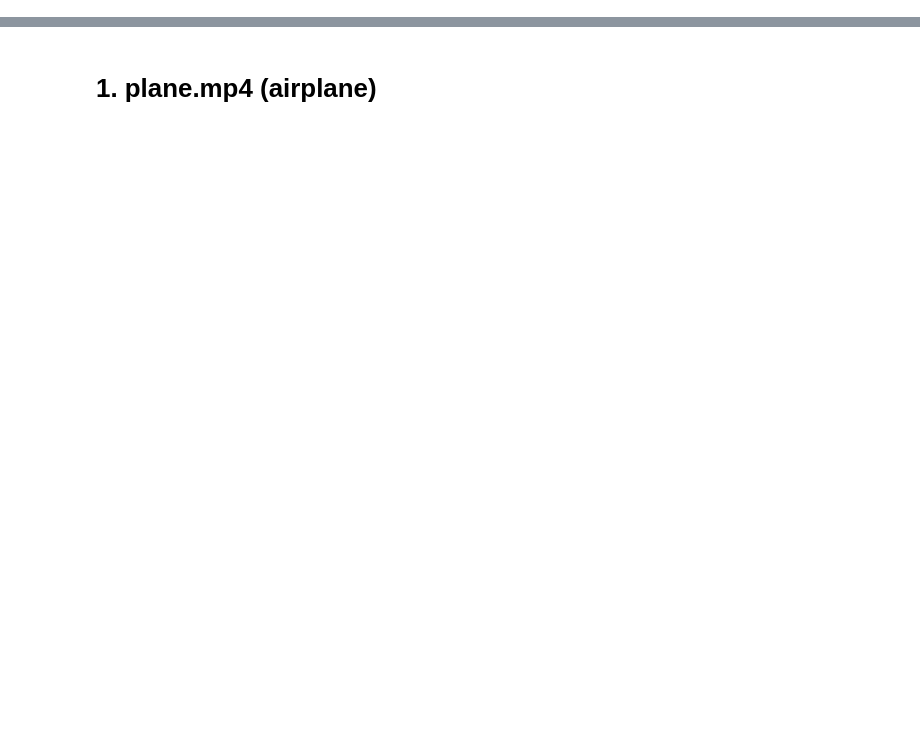
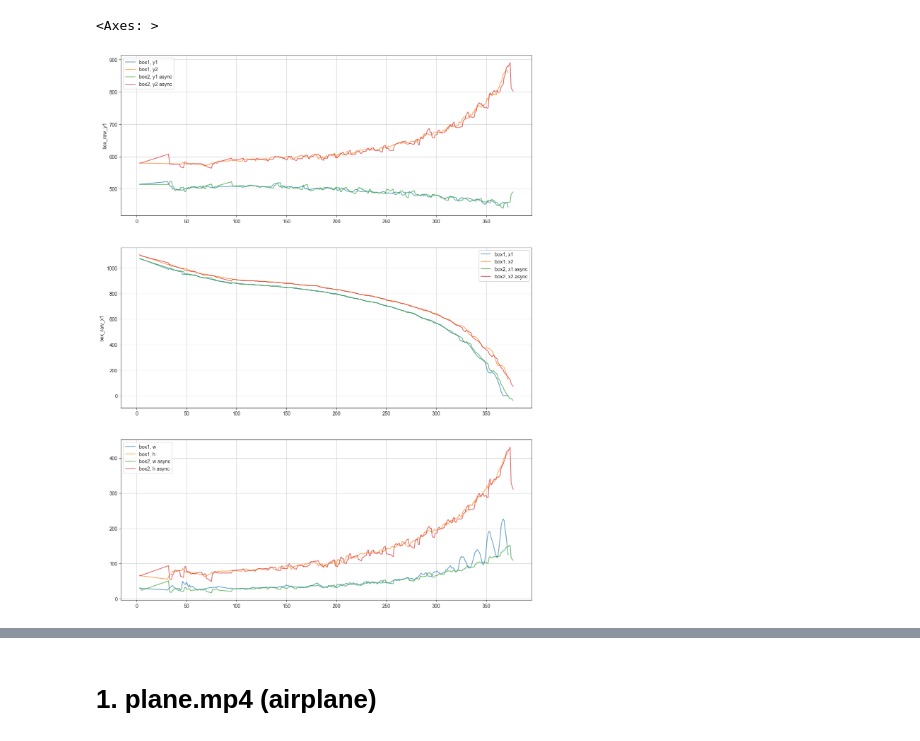
Before and after one commit to alexj-smolin/ds-school-project, a Jupyter notebook: notebooks/metrics.ipynb, the cells around one changed output, grey strips where cells are left out. Cells and saved outputs as stored; diff of their text form; code cells hidden in the pictures; blank space fills up the shorter version.

```diff
--- a/notebooks/EDA.ipynb
+++ b/notebooks/metrics.ipynb
@@ -38,3 +40,35 @@ def intersect(a, b):
 def iou(a, b):
     i = intersect(a, b)
     return i / (area(a) + area(b) - i)
+# %%
+id1 = "edcb5f4addb846cf8ee903a476ab1c70"
+id2 = "f48e806530664c84b1cd8ee0eae38bed"
+# %%
+box1_y1 = load_metric(id1, "box_raw_y1", fill_missing=None)
+box1_y2 = load_metric(id1, "box_raw_y2", fill_missing=None)
+box2_y1 = load_metric(id2, "box_raw_y1", fill_missing=None)
+box2_y2 = load_metric(id2, "box_raw_y2", fill_missing=None)
+box1_x1 = load_metric(id1, "box_raw_x1", fill_missing=None)
+box1_x2 = load_metric(id1, "box_raw_x2", fill_missing=None)
+box2_x1 = load_metric(id2, "box_raw_x1", fill_missing=None)
+box2_x2 = load_metric(id2, "box_raw_x2", fill_missing=None)
+
+_, ax = plt.subplots(3, 1, figsize=(15, 20))
+
+sns.lineplot(box1_y1, label="box1, y1", alpha=0.7, ax=ax[0])
+sns.lineplot(box1_y2, label="box1, y2", alpha=0.7, ax=ax[0])
+sns.lineplot(box2_y1, label="box2, y1 async", alpha=0.7, ax=ax[0])
+sns.lineplot(box2_y2, label="box2, y2 async", alpha=0.7, ax=ax[0])
+
+sns.lineplot(box1_x1, label="box1, x1", alpha=0.7, ax=ax[1])
+sns.lineplot(box1_x2, label="box1, x2", alpha=0.7, ax=ax[1])
+sns.lineplot(box2_x1, label="box2, x1 async", alpha=0.7, ax=ax[1])
+sns.lineplot(box2_x2, label="box2, x2 async", alpha=0.7, ax=ax[1])
+
+sns.lineplot(box1_x2 - box1_x1, label="box1, w", alpha=0.7, ax=ax[2])
+sns.lineplot(box1_y2 - box1_y1, label="box1, h", alpha=0.7, ax=ax[2])
+sns.lineplot(box2_x2 - box2_x1, label="box2, w async", alpha=0.7, ax=ax[2])
+sns.lineplot(box2_y2 - box2_y1, label="box2, h async", alpha=0.7, ax=ax[2])
+# %% [output]
+<Axes: >
+[figure, added]
```
Also changed, not shown: parts of 2 cells of this notebook, 13 other files.
